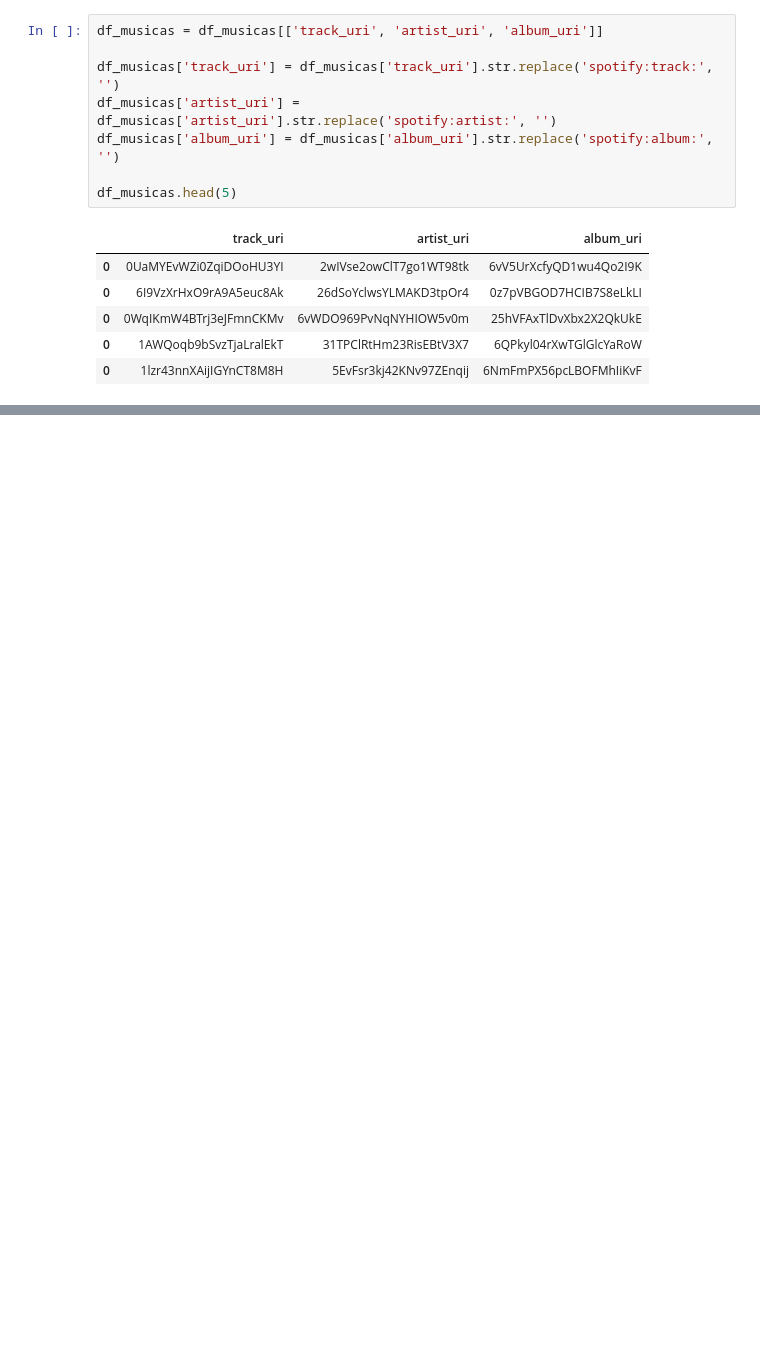
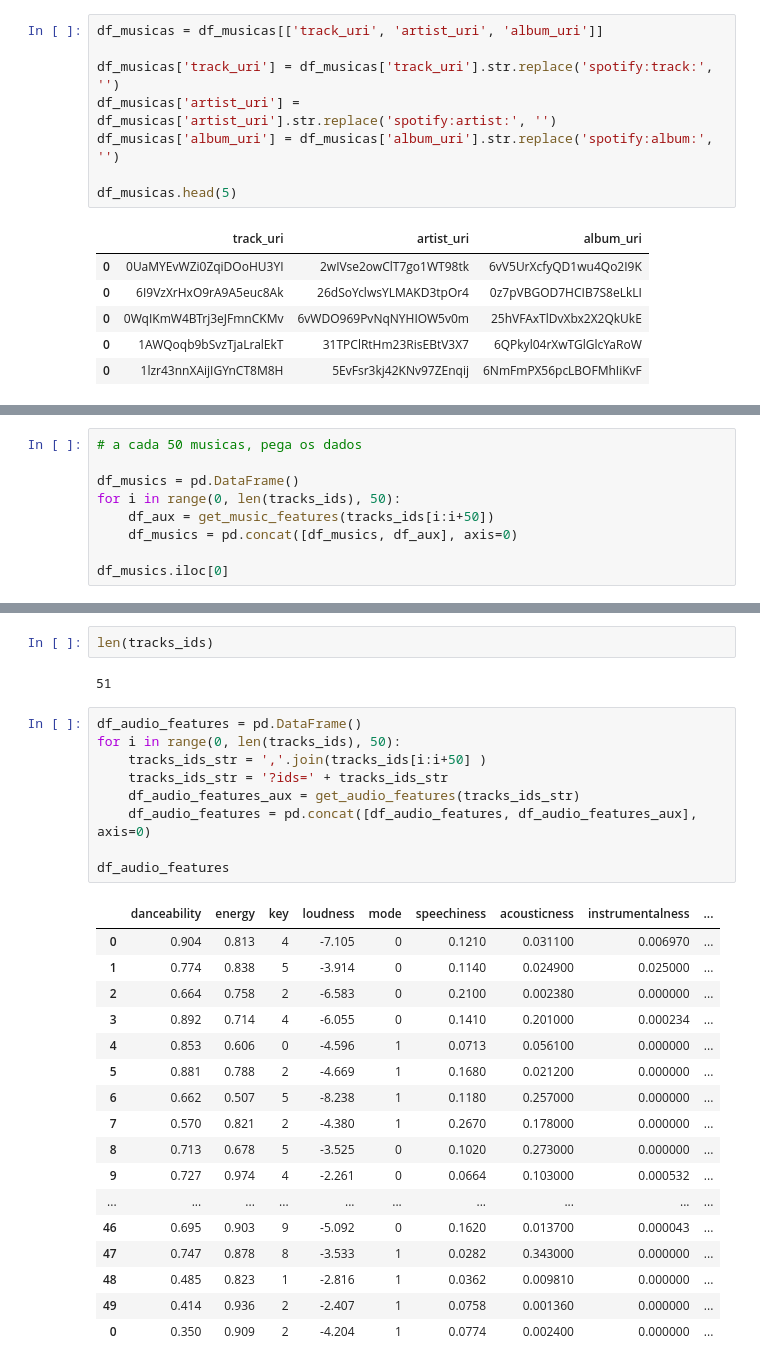
Before and after one commit to Ciencia-de-Dados-IMT-2023/Projeto-Spotify-2023.1, a Jupyter notebook: notebooks/01_Extração.ipynb, the cells around one changed output, grey strips where cells are left out. Saved outputs shown, nothing was run; the diff lists cells and outputs as text; blank space fills up the shorter version.

```diff
--- a/notebooks/01_Extração.ipynb
+++ b/notebooks/01_Extração.ipynb
@@ -243,0 +193,9 @@ get_music_features('0UaMYEvWZi0ZqiDOoHU3YI')
+# %%
+# a cada 50 musicas, pega os dados
+
+df_musics = pd.DataFrame()
+for i in range(0, len(tracks_ids), 50):
+    df_aux = get_music_features(tracks_ids[i:i+50])
+    df_musics = pd.concat([df_musics, df_aux], axis=0)
+
+df_musics.iloc[0]
@@ -243,0 +223,31 @@ get_music_features('0UaMYEvWZi0ZqiDOoHU3YI')
+# %%
+len(tracks_ids)
+# %% [output]
+51
+# %%
+df_audio_features = pd.DataFrame()
+for i in range(0, len(tracks_ids), 50):
+    tracks_ids_str = ','.join(tracks_ids[i:i+50] )
+    tracks_ids_str = '?ids=' + tracks_ids_str
+    df_audio_features_aux = get_audio_features(tracks_ids_str)
+    df_audio_features = pd.concat([df_audio_features, df_audio_features_aux], axis=0)
+
+df_audio_features
+# %% [output]
+|  | danceability | energy | key | loudness | mode | speechiness | acousticness | instrumentalness | ... |
+| 0 | 0.904 | 0.813 | 4 | -7.105 | 0 | 0.1210 | 0.031100 | 0.006970 | ... |
+| 1 | 0.774 | 0.838 | 5 | -3.914 | 0 | 0.1140 | 0.024900 | 0.025000 | ... |
+| 2 | 0.664 | 0.758 | 2 | -6.583 | 0 | 0.2100 | 0.002380 | 0.000000 | ... |
+| 3 | 0.892 | 0.714 | 4 | -6.055 | 0 | 0.1410 | 0.201000 | 0.000234 | ... |
+| 4 | 0.853 | 0.606 | 0 | -4.596 | 1 | 0.0713 | 0.056100 | 0.000000 | ... |
+| 5 | 0.881 | 0.788 | 2 | -4.669 | 1 | 0.1680 | 0.021200 | 0.000000 | ... |
+| 6 | 0.662 | 0.507 | 5 | -8.238 | 1 | 0.1180 | 0.257000 | 0.000000 | ... |
+| 7 | 0.570 | 0.821 | 2 | -4.380 | 1 | 0.2670 | 0.178000 | 0.000000 | ... |
+| 8 | 0.713 | 0.678 | 5 | -3.525 | 0 | 0.1020 | 0.273000 | 0.000000 | ... |
+| 9 | 0.727 | 0.974 | 4 | -2.261 | 0 | 0.0664 | 0.103000 | 0.000532 | ... |
+| ... | ... | ... | ... | ... | ... | ... | ... | ... | ... |
+| 46 | 0.695 | 0.903 | 9 | -5.092 | 0 | 0.1620 | 0.013700 | 0.000043 | ... |
+| 47 | 0.747 | 0.878 | 8 | -3.533 | 1 | 0.0282 | 0.343000 | 0.000000 | ... |
+| 48 | 0.485 | 0.823 | 1 | -2.816 | 1 | 0.0362 | 0.009810 | 0.000000 | ... |
+| 49 | 0.414 | 0.936 | 2 | -2.407 | 1 | 0.0758 | 0.001360 | 0.000000 | ... |
+| 0 | 0.350 | 0.909 | 2 | -4.204 | 1 | 0.0774 | 0.002400 | 0.000000 | ... |
```
Also changed, not shown: parts of 20 cells of this notebook.
